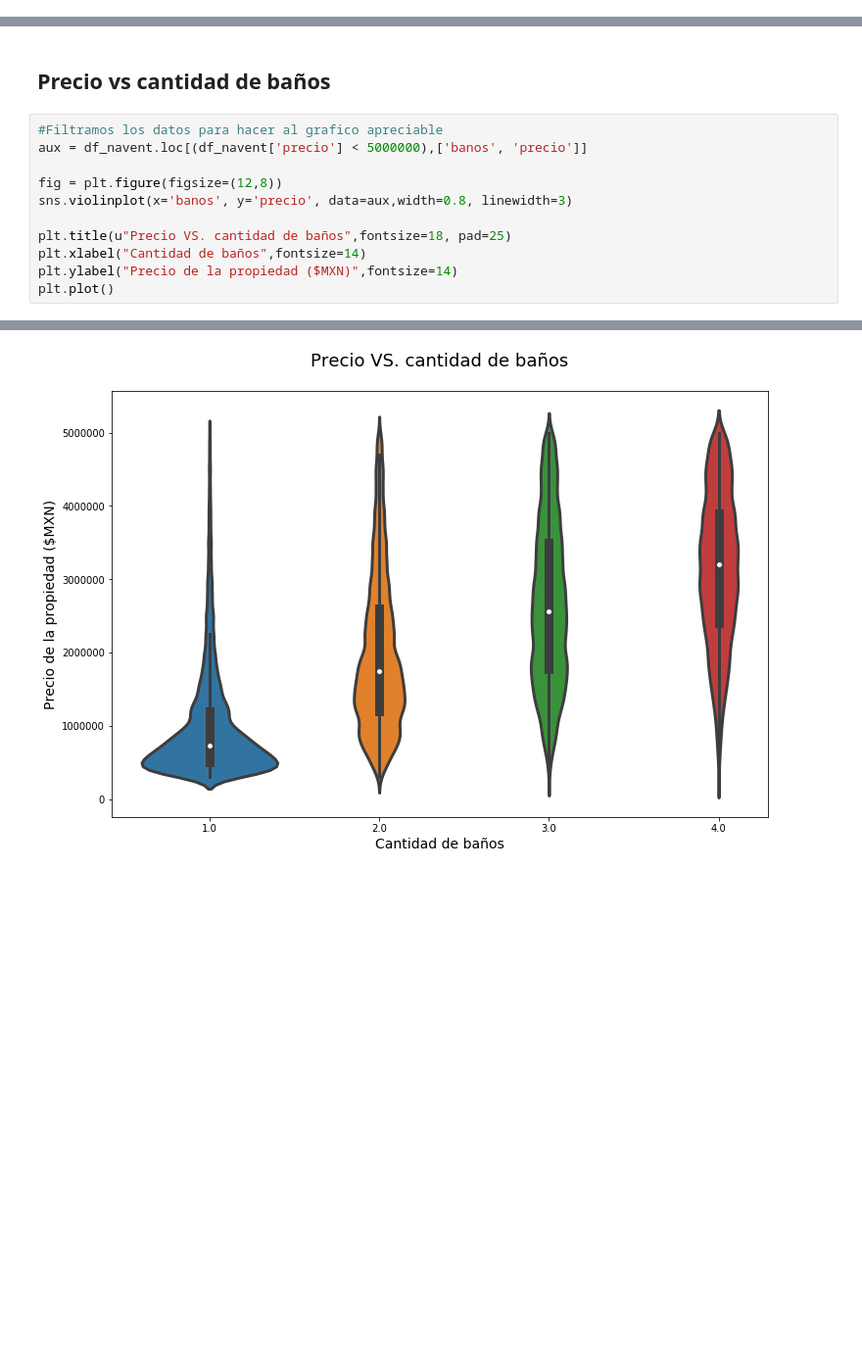
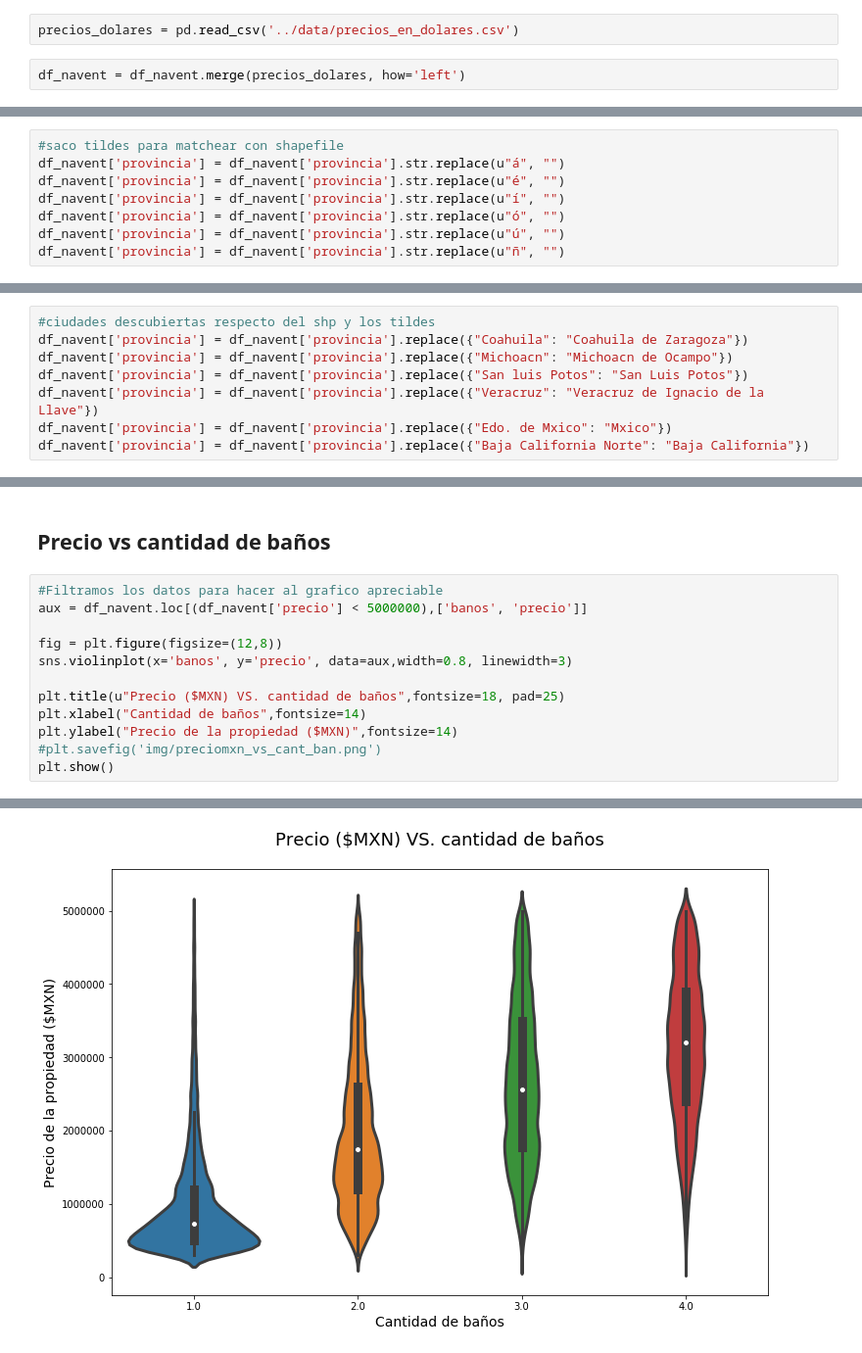
Before and after one commit to rozanecm/7506_2c2019_tp1, a Jupyter notebook: notebooks/Analisis by FC.ipynb, the cells around one changed output, grey strips where cells are left out. Shown at 98% size. Saved outputs shown, nothing was run; the diff lists cells and outputs as text; blank space fills up the shorter version.

```diff
--- a/notebooks/Analisis by FC.ipynb
+++ b/notebooks/Analisis by FC.ipynb
@@ -14,3 +15,7 @@ from matplotlib.collections import PatchCollection
 from matplotlib.colors import Normalize
 # %%
 df_navent = pd.read_csv('data/train.csv', dtype={'tipodepropiedad':'category', 'ciudad':'category', 'provincia':'category', 'id':'int32', 'antiguedad':'float16', 'habitaciones':'float16', 'garages':'float16', 'banos':'float16', 'metroscubiertos':'float16', 'metrostotales':'float16', 'idzona':'float16', 'lat':'float16', 'lng':'float16', 'gimnasio':'bool', 'usosmultiples':'bool', 'piscina':'bool', 'escuelascercanas':'bool', 'centroscomercialescercanos':'bool'}, parse_dates=['fecha'])
+# %%
+precios_dolares = pd.read_csv('../data/precios_en_dolares.csv')
+# %%
+df_navent = df_navent.merge(precios_dolares, how='left')
@@ -219,0 +237,8 @@ The dedent function was deprecated in Matplotlib 3.1 and will be removed in 3.3.
+# %%
+#saco tildes para matchear con shapefile
+df_navent['provincia'] = df_navent['provincia'].str.replace(u"á", "")
+df_navent['provincia'] = df_navent['provincia'].str.replace(u"é", "")
+df_navent['provincia'] = df_navent['provincia'].str.replace(u"í", "")
+df_navent['provincia'] = df_navent['provincia'].str.replace(u"ó", "")
+df_navent['provincia'] = df_navent['provincia'].str.replace(u"ú", "")
+df_navent['provincia'] = df_navent['provincia'].str.replace(u"ñ", "")
@@ -219,0 +275,8 @@ The dedent function was deprecated in Matplotlib 3.1 and will be removed in 3.3.
+# %%
+#ciudades descubiertas respecto del shp y los tildes
+df_navent['provincia'] = df_navent['provincia'].replace({"Coahuila": "Coahuila de Zaragoza"})
+df_navent['provincia'] = df_navent['provincia'].replace({"Michoacn": "Michoacn de Ocampo"})
+df_navent['provincia'] = df_navent['provincia'].replace({"San luis Potos": "San Luis Potos"})
+df_navent['provincia'] = df_navent['provincia'].replace({"Veracruz": "Veracruz de Ignacio de la Llave"})
+df_navent['provincia'] = df_navent['provincia'].replace({"Edo. de Mxico": "Mxico"})
+df_navent['provincia'] = df_navent['provincia'].replace({"Baja California Norte": "Baja California"})
@@ -278,8 +402,9 @@ aux = df_navent.loc[(df_navent['precio'] < 5000000),['banos', 'precio']]
 fig = plt.figure(figsize=(12,8))
 sns.violinplot(x='banos', y='precio', data=aux,width=0.8, linewidth=3)
 
-plt.title(u"Precio VS. cantidad de baños",fontsize=18, pad=25)
+plt.title(u"Precio ($MXN) VS. cantidad de baños",fontsize=18, pad=25)
 plt.xlabel("Cantidad de baños",fontsize=14)
 plt.ylabel("Precio de la propiedad ($MXN)",fontsize=14)
-plt.plot()
+#plt.savefig('img/preciomxn_vs_cant_ban.png')
+plt.show()
 # %% [output]
@@ -287 +411 @@ plt.plot()
-[figure, old version]
+[figure, new version]
```
Also changed, not shown: parts of 45 cells of this notebook, 12 other files.
